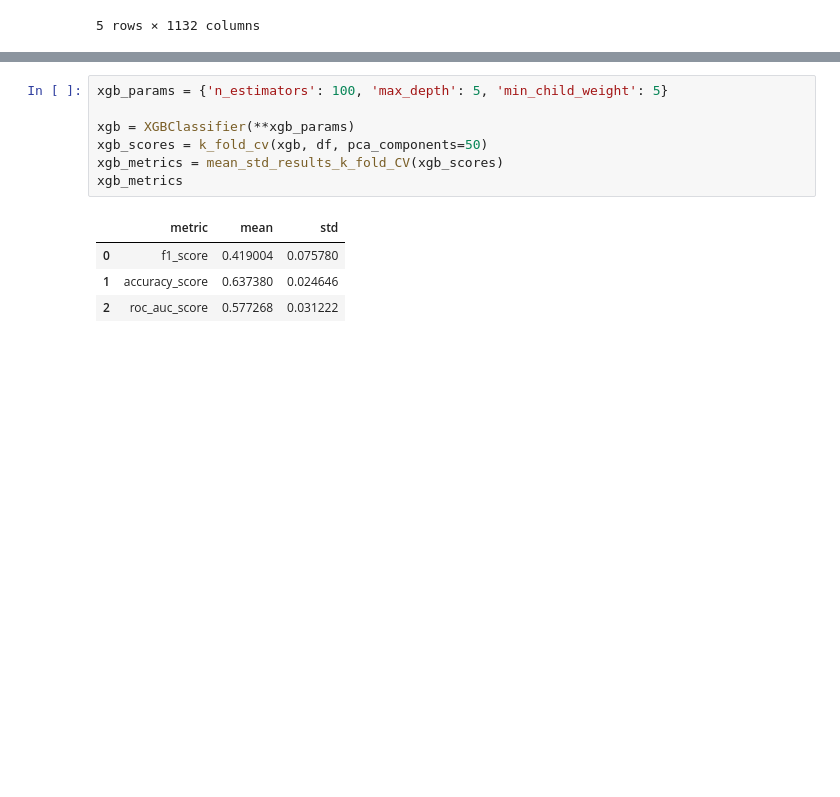
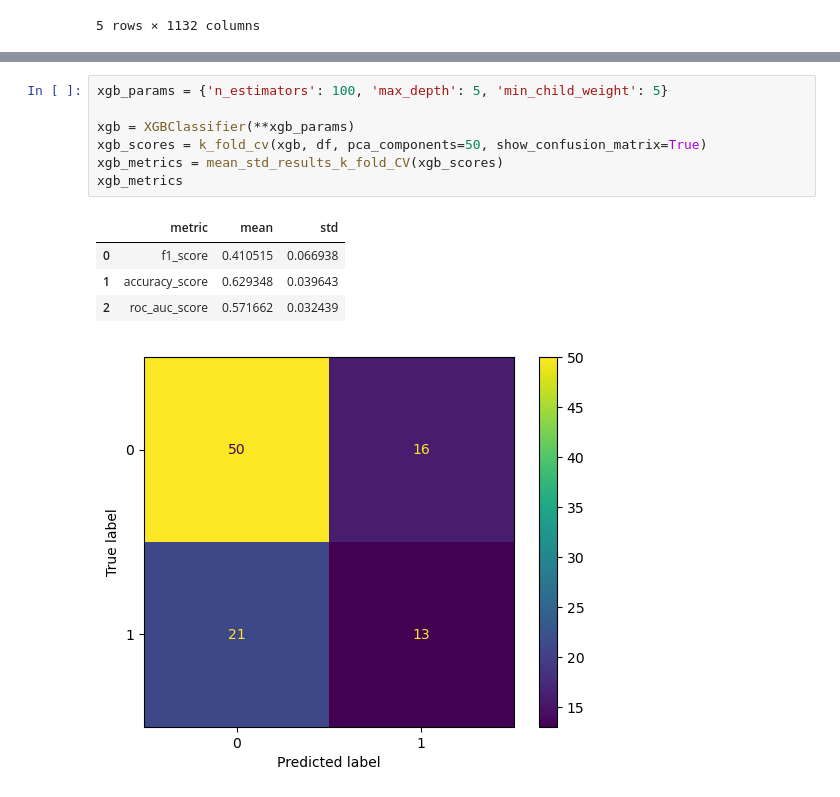
Before and after one commit to barbara-san/LabIACD-Project-1, a Jupyter notebook: Delivery/model_comparison.ipynb, the cells around one changed output, grey strips where cells are left out. Saved outputs shown, nothing was run; the diff lists cells and outputs as text; blank space fills up the shorter version.

```diff
--- a/Delivery/model_comparison.ipynb
+++ b/Delivery/model_comparison.ipynb
@@ -33,15 +39,16 @@ rf_metrics
 # %%
 xgb_params = {'n_estimators': 100, 'max_depth': 5, 'min_child_weight': 5}
 
 xgb = XGBClassifier(**xgb_params)
-xgb_scores = k_fold_cv(xgb, df, pca_components=50)
+xgb_scores = k_fold_cv(xgb, df, pca_components=50, show_confusion_matrix=True)
 xgb_metrics = mean_std_results_k_fold_CV(xgb_scores)
 xgb_metrics
 # %% [output]
 |  | metric | mean | std |
-| 0 | f1_score | 0.419004 | 0.075780 |
-| 1 | accuracy_score | 0.637380 | 0.024646 |
-| 2 | roc_auc_score | 0.577268 | 0.031222 |
+| 0 | f1_score | 0.410515 | 0.066938 |
+| 1 | accuracy_score | 0.629348 | 0.039643 |
+| 2 | roc_auc_score | 0.571662 | 0.032439 |
+[figure, added]
 # %%
 nn_params = {
     'hidden_layer_nodes': 25,
```
Also changed, not shown: parts of 2 cells of this notebook.
